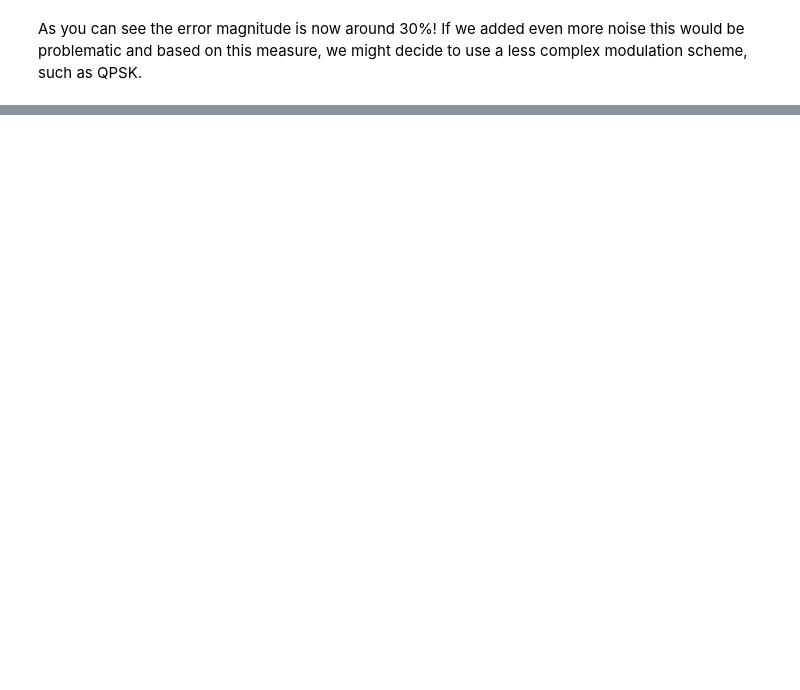
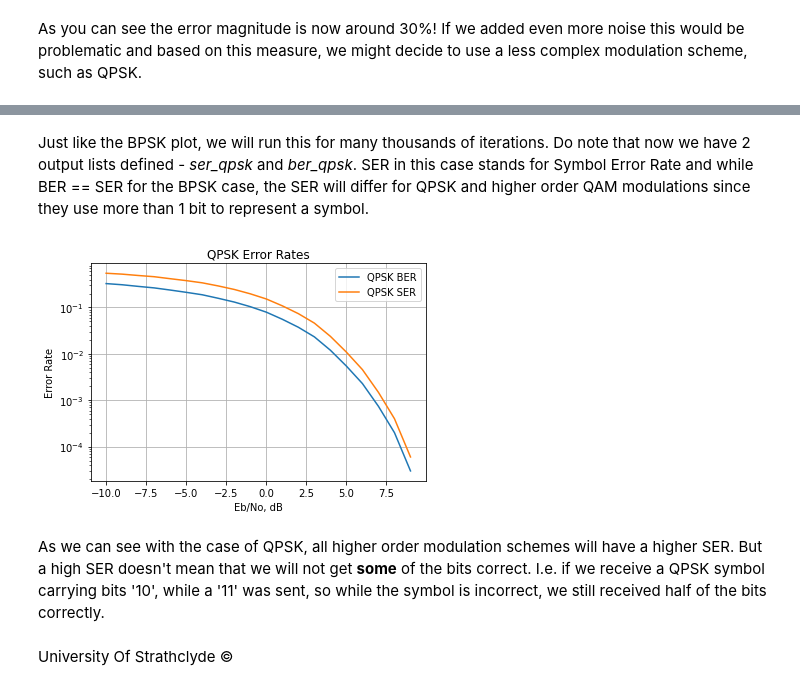
Before and after one commit to strath-sdr/dsp_notebooks, a Jupyter notebook: notebooks/BasebandModulation.ipynb, the cells around one changed output, grey strips where cells are left out. Saved outputs shown, nothing was run; the diff lists cells and outputs as text; code cells hidden in the pictures; blank space fills up the shorter version.

```diff
--- a/notebooks/BasebandModulation.ipynb
+++ b/notebooks/BasebandModulation.ipynb
@@ -258,0 +324,49 @@ As you can see the error magnitude is now around 30%! If we added even more nois
+# %%
+# We'll use this dictionary to map our integers into bits for QPSK BER
+binary_mapping = {0 : (0, 0),
+                  1 : (0, 1),
+                  2 : (1, 0),
+                  3 : (1, 1)}
+# %% [markdown]
+Just like the BPSK plot, we will run this for many thousands of iterations. Do note that now we have 2 output lists defined - *ser_qpsk* and *ber_qpsk*. SER in this case stands for Symbol Error Rate and while BER == SER for the BPSK case, the SER will differ for QPSK and higher order QAM modulations since they use more than 1 bit to represent a symbol.
+# %%
+ebno_range = np.arange(-10,10)
+ser_qpsk, ber_qpsk = [], []
+
+for ebno in ebno_range:
+    # Generate random integers
+    ints_tx = np.random.randint(0,4,50000)
+
+    # Map them to symbols given our QPSK scheme
+    qpsk_symbols = [qpsk_scheme[i] for i in ints_tx]
+
+    # Add noise for each Eb/No value
+    snr = ebno + 10*np.log10(2)
+    qpsk_symbols_tx = awgn(qpsk_symbols,snr)
+
+    # Recover symbols from the noisy constellations
+    ints_rx = qpsk_demodulate(qpsk_symbols_tx)
+
+    # Calculate SER and append to list
+    ser_qpsk.append((len(ints_tx)-sum(ints_rx==ints_tx))/len(ints_tx))
+
+    # convert to bits
+    bits_tx = np.array([binary_mapping[symbol] for symbol in ints_tx]).reshape(-1)
+    bits_rx = np.array([binary_mapping[symbol] for symbol in ints_rx]).reshape(-1)
+
+    # Calculate BER and append to list
+    ber_qpsk.append(np.sum(bits_tx != bits_rx)/len(bits_tx))
+
+plt.semilogy(ebno_range,ber_qpsk)
+plt.semilogy(ebno_range,ser_qpsk)
+plt.title('QPSK Error Rates')
+plt.xlabel('Eb/No, dB')
+plt.ylabel('Error Rate')
+plt.legend(('QPSK BER', 'QPSK SER'))
+plt.grid()
+# %% [output]
+[figure, added]
+# %% [markdown]
+As we can see with the case of QPSK, all higher order modulation schemes will have a higher SER. But a high SER doesn't mean that we will not get **some** of the bits correct. I.e. if we receive a QPSK symbol carrying bits '10', while a '11' was sent, so while the symbol is incorrect, we still received half of the bits correctly.
+# %% [markdown]
+University Of Strathclyde &copy;
```
Also changed, not shown: parts of 25 cells of this notebook.
